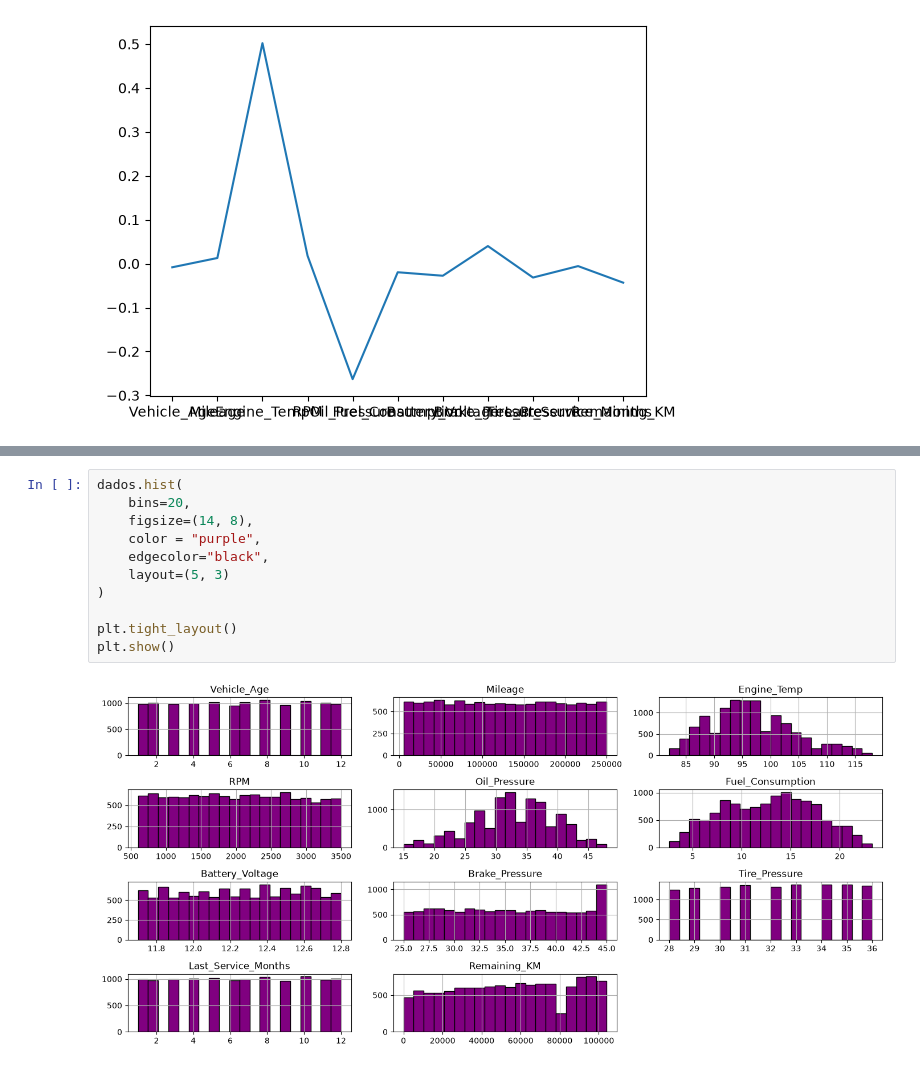
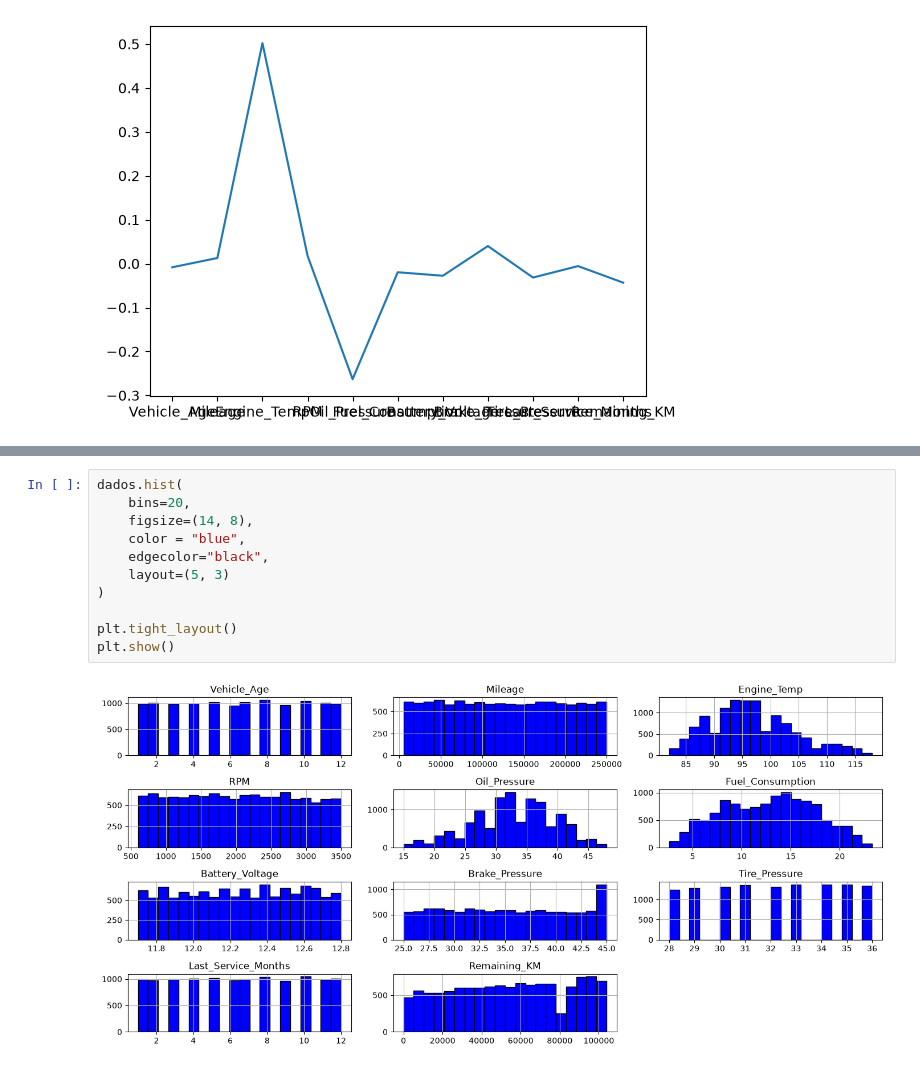
Before and after one commit to ArthurMartins1221/automobile-maintenance-predition, a Jupyter notebook: data_analysis.ipynb, the cells around one changed output, grey strips where cells are left out. Cells and saved outputs as stored; diff of their text form.

```diff
--- a/data_analysis.ipynb
+++ b/data_analysis.ipynb
@@ -79,13 +72,13 @@ plt.show()
-# %%
-dados.hist(
-    bins=20,
-    figsize=(14, 8),
-    color = "purple",
-    edgecolor="black",
-    layout=(5, 3)
-)
-
-plt.tight_layout()
-plt.show()
-# %% [output]
-[figure, removed]
+# %%
+dados.hist(
+    bins=20,
+    figsize=(14, 8),
+    color = "blue",
+    edgecolor="black",
+    layout=(5, 3)
+)
+
+plt.tight_layout()
+plt.show()
+# %% [output]
+[figure, added]
```
Also changed, not shown: parts of 3 cells of this notebook, 2 other files.
